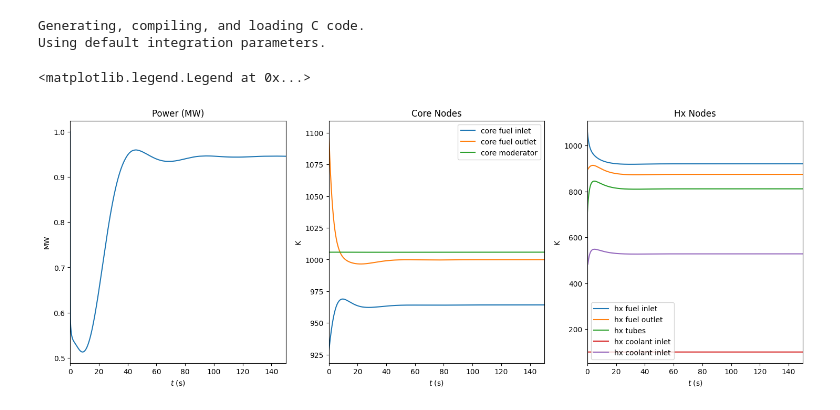
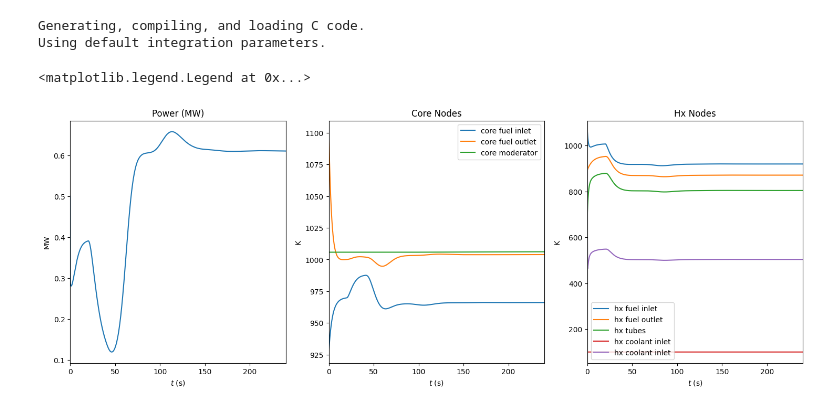
Before and after one commit to LukeLabrie/msrDynamics, a Jupyter notebook: notebooks/toyModel.ipynb, the cells around one changed output. Drawn from its saved outputs; the diff is of its cells as text; code cells hidden in the pictures.

```diff
--- a/notebooks/toyModel.ipynb
+++ b/notebooks/toyModel.ipynb
@@ -42,16 +42,16 @@ MSR.add_nodes([cf_in,cf_out,cm,n,C1,C2,C3,C4,C5,C6,rho,
 Define Dynamics
 # %%
 # core
-cf_in.set_dTdt_bulkFlow(source = hx_p_out.y())
-cf_in.set_dTdt_internal(source = n.y(), k = k_f1*P/mcp_f_c)
+cf_in.set_dTdt_advective(source = hx_p_out.y(t-tau_hx_c_f))
+cf_in.set_dTdt_internal(source = n.y(), k = k_f1*P)
 cf_in.set_dTdt_convective(source = [cm.y()], hA = [hA_ft_c/2])
 
-cf_out.set_dTdt_bulkFlow(source = cf_in.y())
-cf_out.set_dTdt_internal(source = n.y(), k = k_f2*P/mcp_f_c)
+cf_out.set_dTdt_advective(source = cf_in.y())
+cf_out.set_dTdt_internal(source = n.y(), k = k_f2*P)
 cf_out.set_dTdt_convective(source = [cm.y()], hA = [hA_ft_c/2])
 
-cm.set_dTdt_internal(source = n.y(), k = k_m*P/mcp_m_c)
-cm.set_dTdt_convective(source = [cf_in.y(), cf_out.y()], hA = [hA_mc_c]*2)
+cm.set_dTdt_internal(source = n.y(), k = k_m*P)
+cm.set_dTdt_convective(source = [cf_in.y(), cf_out.y()], hA = [hA_mc_c/2]*2)
 
 n.set_dndt(rho.y(), beta_t, Lam, lam, [C1.y(), C2.y(), C3.y(), C4.y(), C5.y(), C6.y()])
 C1.set_dcdt(n.y(), beta[0], Lam, lam[0], tau_c, tau_l)
@@ -63,18 +63,18 @@ C6.set_dcdt(n.y(), beta[5], Lam, lam[5], tau_c, tau_l)
 rho.set_drdt([cf_in.dydt(),cf_out.dydt(),cm.dydt()],[a_f/2,a_f/2,a_b])
 
 # heat exchanger
-hx_p_in.set_dTdt_bulkFlow(source = cf_out.y())
+hx_p_in.set_dTdt_advective(source = cf_out.y(t-tau_c_hx_f))
 hx_p_in.set_dTdt_convective(source = [hx_t.y()], hA = [hA_ft_hx])
 
-hx_p_out.set_dTdt_bulkFlow(source = hx_p_in.y())
+hx_p_out.set_dTdt_advective(source = hx_p_in.y())
 hx_p_out.set_dTdt_convective(source = [hx_t.y()], hA = [hA_ft_hx])
 
 hx_t.set_dTdt_convective(source = [hx_p_in.y(),hx_p_out.y(),hx_s_in.y(),hx_s_out.y()],
                               hA = [hA_ft_hx, hA_ft_hx, hA_ht_hx, hA_ht_hx])
 
-hx_s_in.set_dTdt_bulkFlow(source = 100)
+hx_s_in.set_dTdt_advective(source = 50)
 hx_s_in.set_dTdt_convective(source = [hx_t.y()], hA = [hA_ht_hx])
 
-hx_s_out.set_dTdt_bulkFlow(source = hx_s_in.y())
+hx_s_out.set_dTdt_advective(source = hx_s_in.y())
 hx_s_out.set_dTdt_convective(source = [hx_t.y()], hA = [hA_ht_hx])
 # %%
@@ -87,36 +87,36 @@ Using default integration parameters.
 fig,axs = plt.subplots(1,3,figsize=(18,6))
 
 t0 = 0.0
-tf = 150.00
+tf = 240.00
 
 # P
 axs[0].plot(T, [k*P for k in n.y_out])
 axs[0].set_xlim(t0,tf)
 axs[0].set_title("Power (MW)")
 axs[0].set_xlabel(r"$t$ (s)")
 axs[0].set_ylabel("MW")
 
 # core temps
 axs[1].plot(T, cf_in.y_out, label = "core fuel inlet")
 axs[1].plot(T, cf_out.y_out, label = "core fuel outlet")
 axs[1].plot(T, cm.y_out, label = "core moderator")
 axs[1].legend()
 axs[1].set_xlim(t0,tf)
 axs[1].set_xlabel(r"$t$ (s)")
 axs[1].set_ylabel("K")
 axs[1].set_title("Core Nodes")
 
 # hx temps
 axs[2].plot(T,hx_p_in.y_out,label = "hx fuel inlet")
 axs[2].plot(T,hx_p_out.y_out,label = "hx fuel outlet")
 axs[2].plot(T,hx_t.y_out,label = "hx tubes")
 axs[2].plot(T,[100]*len(T),label = "hx coolant inlet")
 axs[2].plot(T,hx_s_out.y_out,label = "hx coolant inlet")
 axs[2].set_xlim(t0,tf)
 axs[2].set_xlabel(r"$t$ (s)")
 axs[2].set_ylabel("K")
 axs[2].set_title("Hx Nodes")
 axs[2].legend()
 # %% [output]
 <matplotlib.legend.Legend at 0x...>
-[figure, old version]
+[figure, new version]
```
Also changed, not shown: parts of 2 cells of this notebook, 4 other files.
